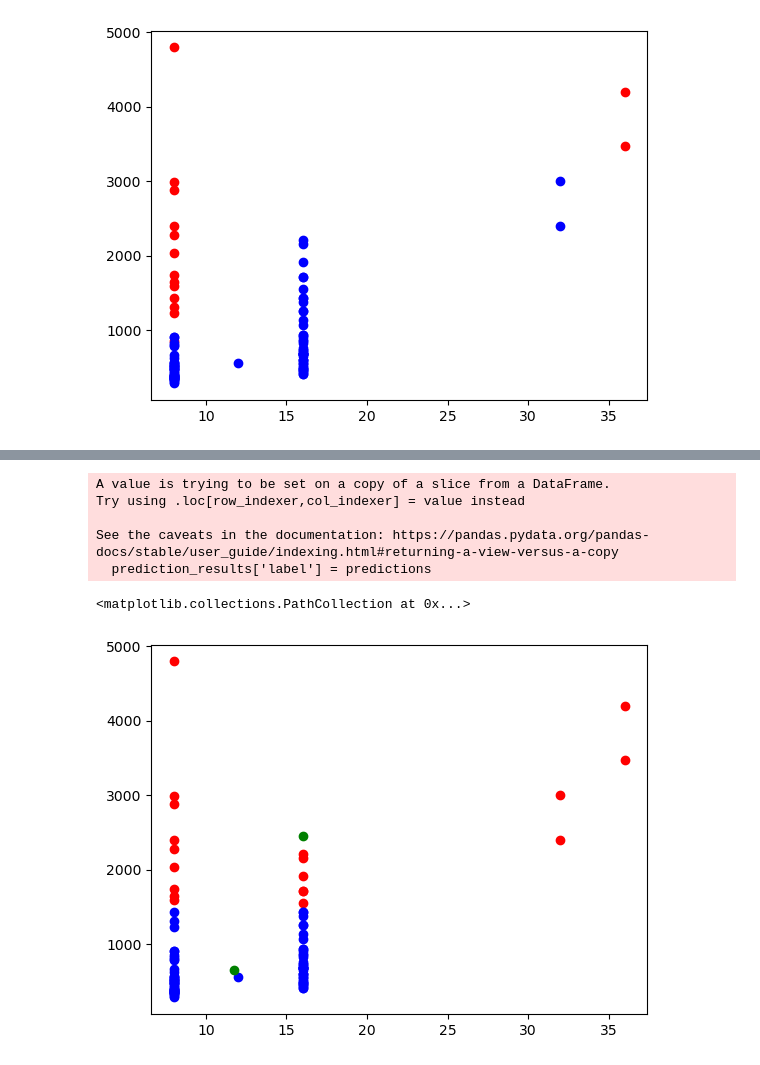
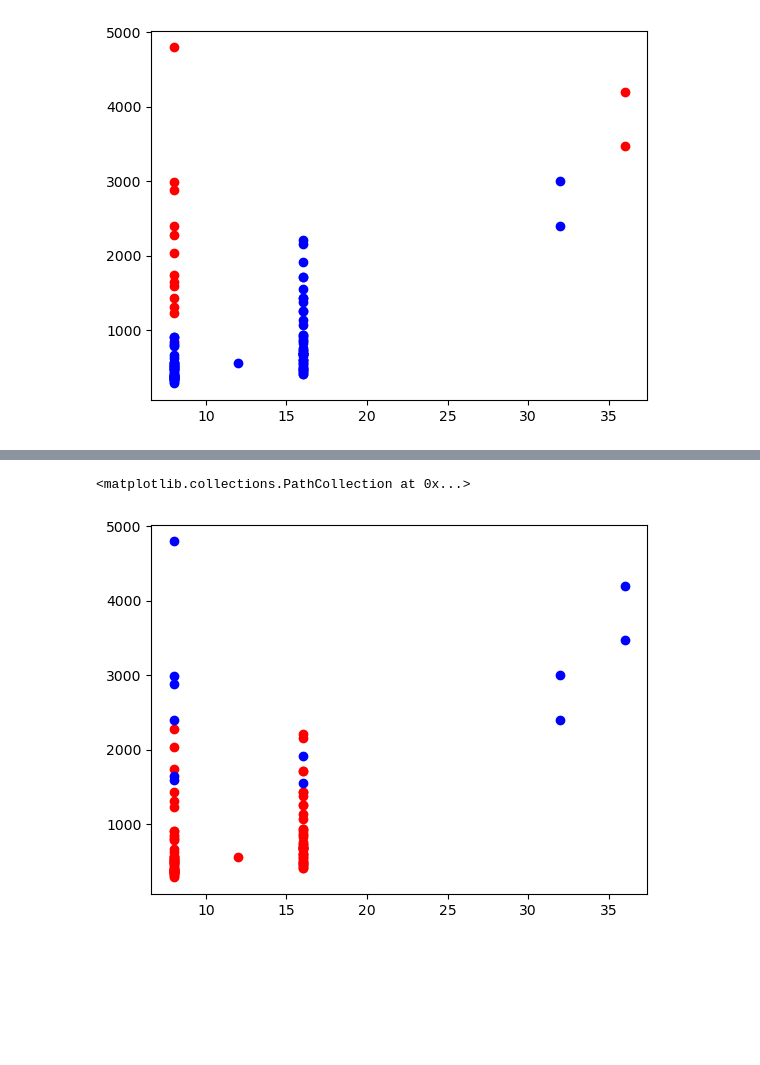
Before and after one commit to elatorre20/BUA-Intro-Python, a Jupyter notebook: bua_3/4_Classification.ipynb, the cells around one changed output, grey strips where cells are left out. Drawn from its saved outputs; the diff is of its cells as text; code cells hidden in the pictures; blank space fills up the shorter version.

```diff
--- a/bua_3/4_Classification.ipynb
+++ b/bua_3/4_Classification.ipynb
@@ -36,3 +38,7 @@ plt.scatter(acer['ram_memory'], acer['usd'], color='blue')
 # %% [output]
 <matplotlib.collections.PathCollection at 0x...>
 [figure]
+# %%
+data['label'] = data['brand'] == 'apple'
+data['label'] = data['label'].astype(int)
+data.head()
@@ -39,7 +53,8 @@ plt.scatter(acer['ram_memory'], acer['usd'], color='blue')
 # %%
-train = data[['ram_memory', 'usd', 'brand']]
-train_x = train[['ram_memory', 'usd']]
+train_x = data[['ram_memory', 'usd']]
+train_y = data['label']
 
-kmeans = KMeans(n_clusters=2, random_state=0).fit(train_x)
+
+model = KNeighborsClassifier(n_neighbors=3).fit(train_x, train_y)
 # %%
-predictions = kmeans.predict(train_x.to_numpy())
+predictions = model.predict(train_x.to_numpy())
@@ -58,23 +61,12 @@ AttributeError: 'NoneType' object has no attribute 'split'
 # %%
 prediction_results = train
 prediction_results['label'] = predictions
-# %% [output]
-A value is trying to be set on a copy of a slice from a DataFrame.
-Try using .loc[row_indexer,col_indexer] = value instead
-
-See the caveats in the documentation: https://pandas.pydata.org/pandas-docs/stable/user_guide/indexing.html#returning-a-view-versus-a-copy
-  prediction_results['label'] = predictions
 # %%
 mean_1 = prediction_results[prediction_results['label'] == 0]
 mean_2 = prediction_results[prediction_results['label'] == 1]
 
-centers = kmeans.cluster_centers_
-center_x = [center[0] for center in centers]
-center_y = [center[1] for center in centers]
-
 plt.scatter(mean_1['ram_memory'], mean_1['usd'], color='red')
 plt.scatter(mean_2['ram_memory'], mean_2['usd'], color='blue')
-plt.scatter(center_x, center_y, color='green')
 # %% [output]
 <matplotlib.collections.PathCollection at 0x...>
-[figure, old version]
+[figure, new version]
```
Also changed, not shown: parts of 4 cells of this notebook.
